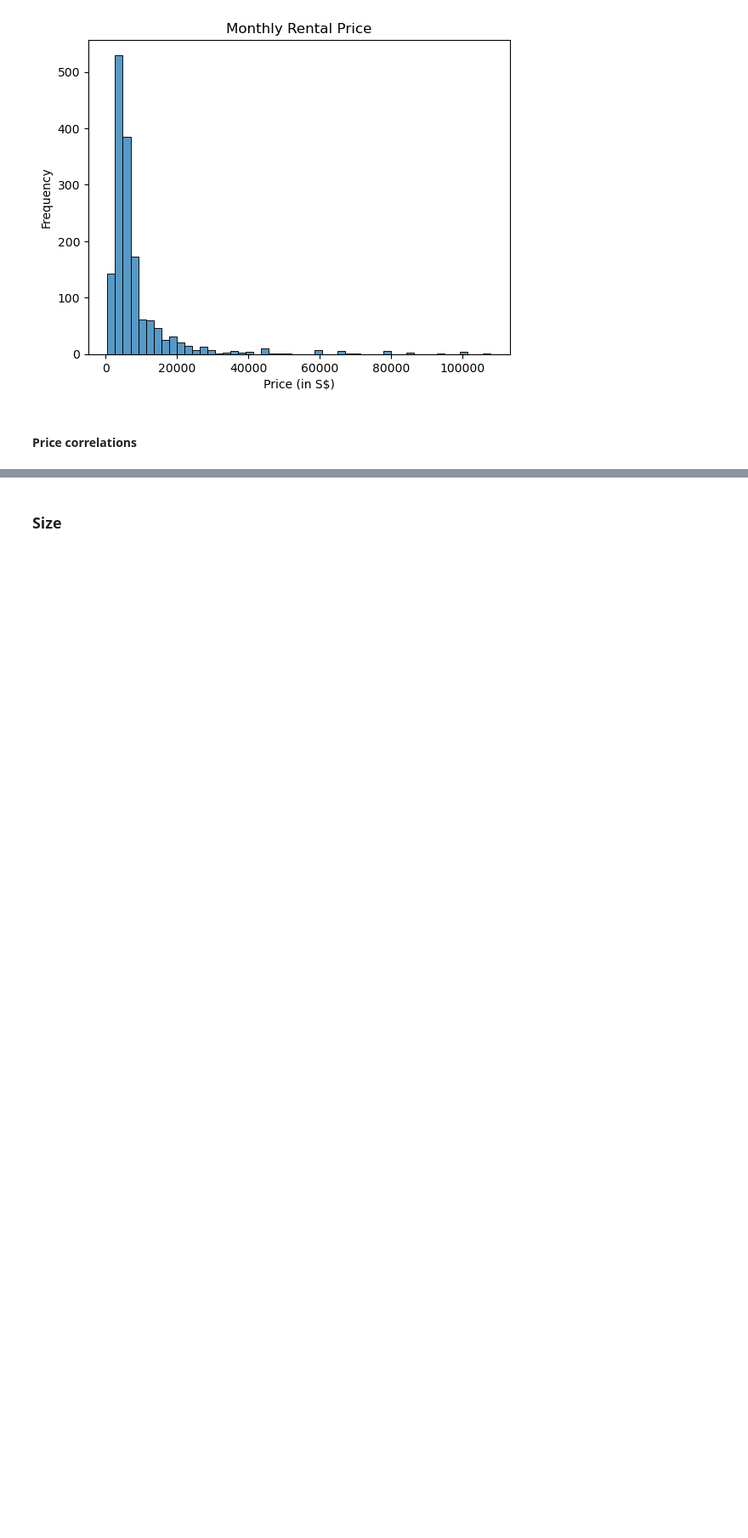
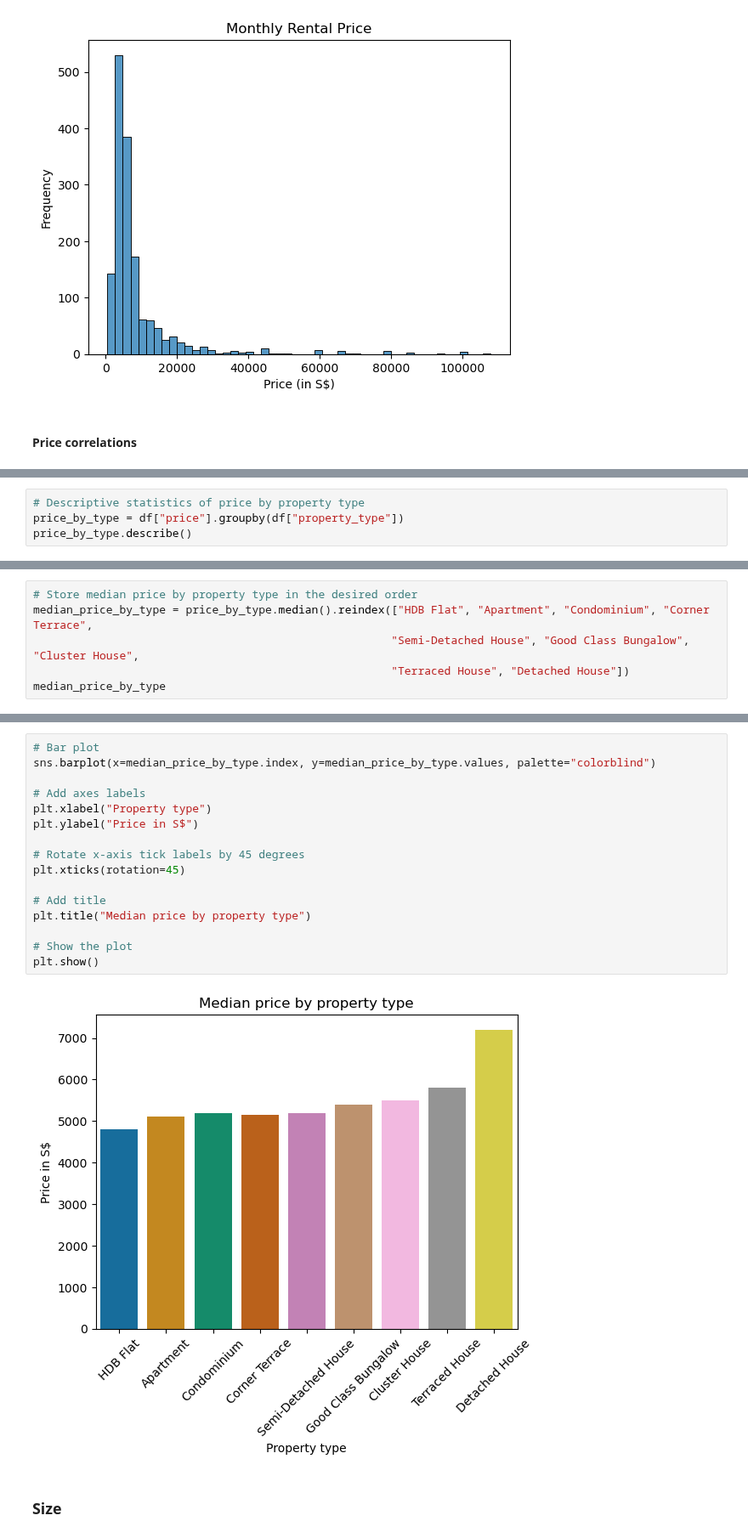
Before and after one commit to JensBender/rental-price-prediction, a Jupyter notebook: data_preprocessing.ipynb, the cells around one changed output, grey strips where cells are left out. Shown at 85% size. Cells and saved outputs as stored; diff of their text form; blank space fills up the shorter version.

Commit message:
in preprocessing, add price by property type

```diff
--- a/data_preprocessing.ipynb
+++ b/data_preprocessing.ipynb
@@ -1040,0 +1043,4 @@ plt.show()
+# %%
+# Descriptive statistics of price by property type
+price_by_type = df["price"].groupby(df["property_type"])
+price_by_type.describe()
@@ -1040,0 +1059,6 @@ plt.show()
+# %%
+# Store median price by property type in the desired order
+median_price_by_type = price_by_type.median().reindex(["HDB Flat", "Apartment", "Condominium", "Corner Terrace",
+                                                      "Semi-Detached House", "Good Class Bungalow", "Cluster House",
+                                                      "Terraced House", "Detached House"])
+median_price_by_type
@@ -1041,3 +1077,21 @@ plt.show()
+# %%
+# Bar plot
+sns.barplot(x=median_price_by_type.index, y=median_price_by_type.values, palette="colorblind")
+
+# Add axes labels
+plt.xlabel("Property type")
+plt.ylabel("Price in S$")
+
+# Rotate x-axis tick labels by 45 degrees
+plt.xticks(rotation=45)
+
+# Add title
+plt.title("Median price by property type")
+
+# Show the plot
+plt.show()
+# %% [output]
+[figure, added]
 # %% [markdown]
 ### Size
 # %%
```
Also changed, not shown: parts of 13 cells of this notebook.
